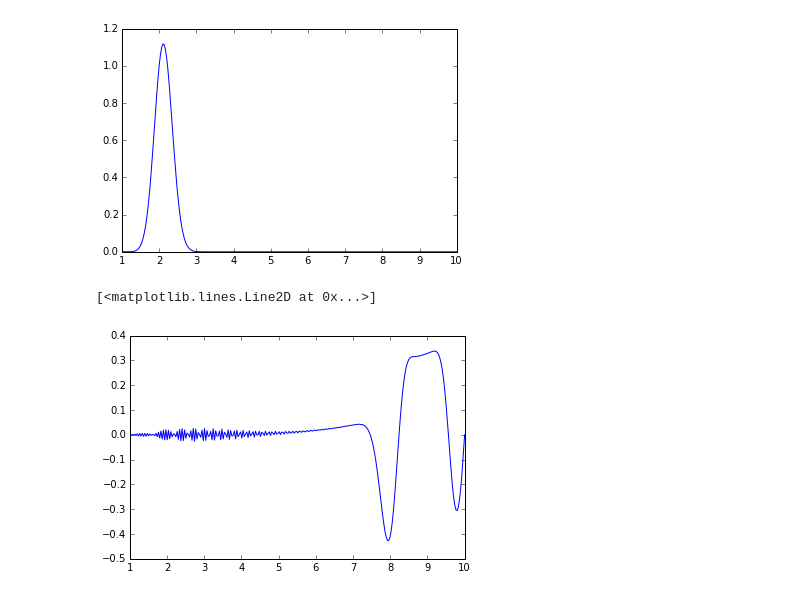
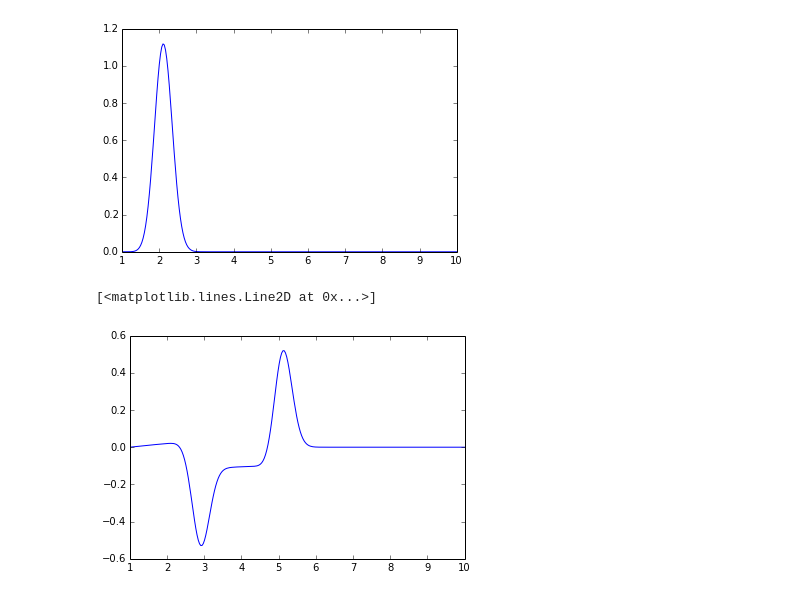
Before and after one commit to waleedhad/Acoustic-Blackholes, a Jupyter notebook: method_of_lines.ipynb, the cells around one changed output. Cells and saved outputs as stored; diff of their text form; code cells hidden in the pictures.

```diff
--- a/method_of_lines.ipynb
+++ b/method_of_lines.ipynb
@@ -39,14 +41,3 @@ r_0= 2.0
 sig= 0.25
 c= 0
 m= 1
-# %%
-r_min=1
-r_start=r_min
-r_end=10
-r_steps=270 #5000
-r_grid= (r_end-r_start)/r_steps
-r=linspace(r_start,r_end,r_steps)
-r_0= 2.0
-sig= 0.25
-c= 0
-m= 1
@@ -65,0 +51,11 @@ S= lambda i,j: (  (c*m)**2/r[i]**4 - (m**2-0.25)/r[i] )*Y[i,j] + (r_grid)**(-2)*
+# %%
+r_min=1
+r_start=r_min
+r_end=10
+r_steps=270 #5000
+r_grid= (r_end-r_start)/r_steps
+r=linspace(r_start,r_end,r_steps)
+r_0= 2.0
+sig= 0.25
+c= 0.5
+m= 1
@@ -72,10 +74,10 @@ plt.plot (r,Y[:,0])
 [<matplotlib.lines.Line2D at 0x...>]
 [figure]
 # %%
-for j in range(0,t_steps-1):
-    for i in range (1,r_steps-1):
-        K[i,j+1]= K[i,j] + t_grid*(r_grid)**(-2)*(Y[i+1,j] -2*Y[i,j] + Y[i-1,j])
-        Y[i,j+1]= Y[i,j] + t_grid*K[i,j]
+#for j in range(0,t_steps-1):
+ #   for i in range (1,r_steps-1):
+  #      K[i,j+1]= K[i,j] + t_grid*(r_grid)**(-2)*(Y[i+1,j] -2*Y[i,j] + Y[i-1,j])
+   #     Y[i,j+1]= Y[i,j] + t_grid*K[i,j]
 # %%
 for j in range(0,t_steps-1):
     for i in range (1,r_steps-1):
@@ -87,10 +89,10 @@ plt.plot (r,Y[:,0])
 [<matplotlib.lines.Line2D at 0x...>]
 [figure]
 # %%
-plt.plot (r,Y[:,9900].real)
+plt.plot (r,Y[:,3000].real)
 # %% [output]
 [<matplotlib.lines.Line2D at 0x...>]
-[figure, old version]
+[figure, new version]
 # %%
 # First set up the figure, the axis, and the plot element we want to animate
 fig = plt.figure()
```
Also changed, not shown: parts of 8 cells of this notebook, 7 other files.
